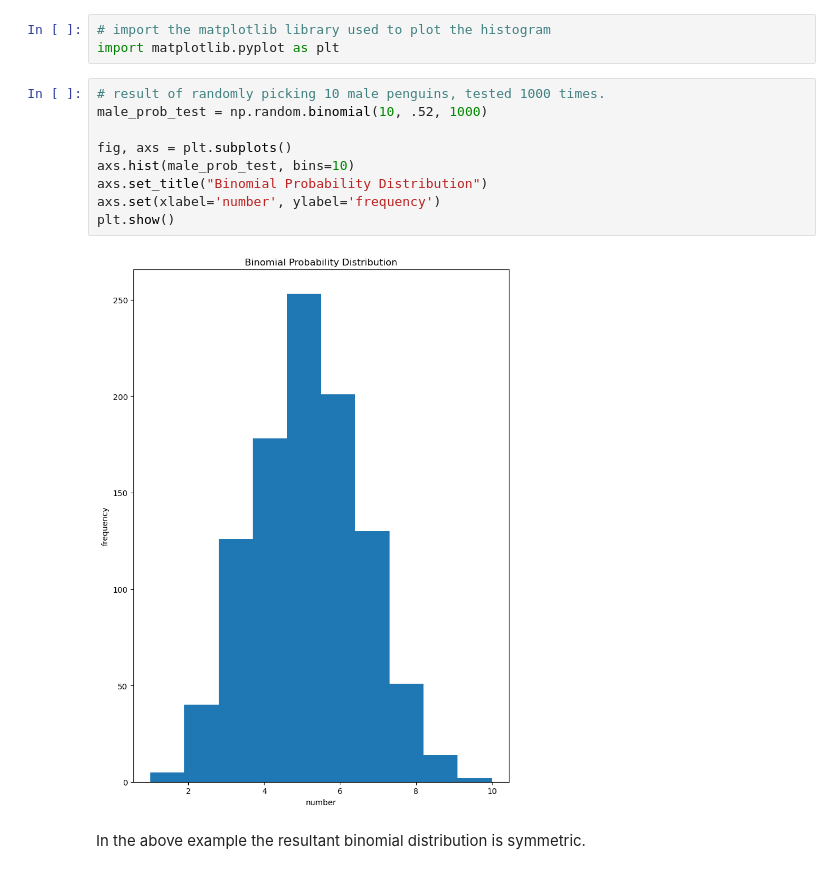
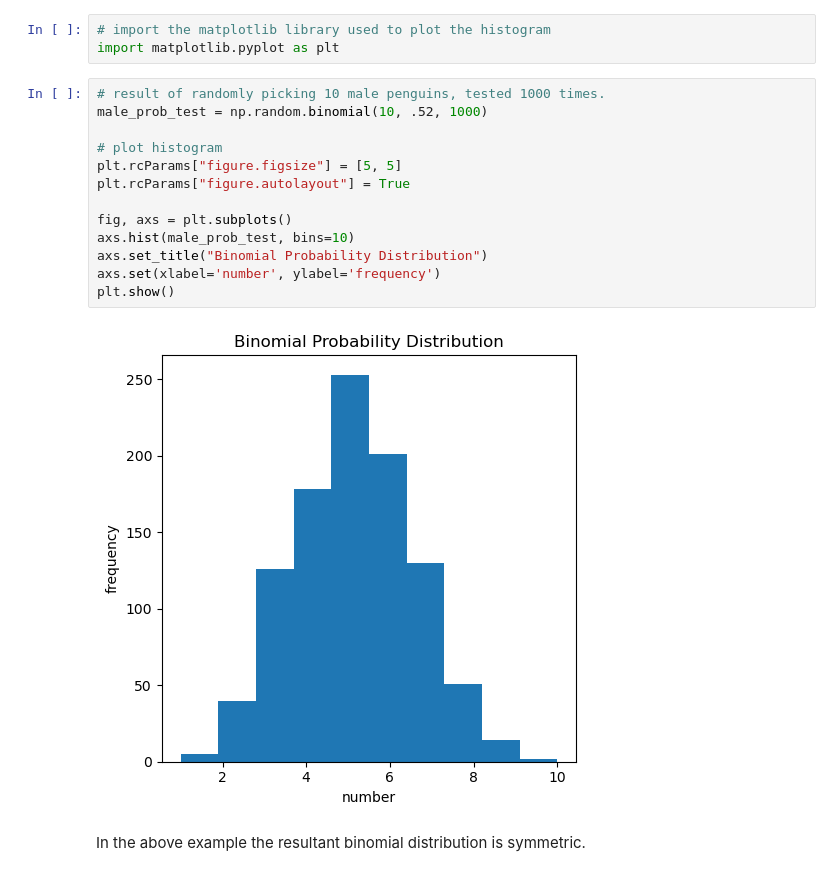
Before and after one commit to humphs078/data_analysis_fundamentals, a Jupyter notebook: tasks.ipynb, the cells around one changed output. Saved outputs shown, nothing was run; the diff lists cells and outputs as text.

```diff
--- a/tasks.ipynb
+++ b/tasks.ipynb
@@ -482,14 +483,18 @@ import matplotlib.pyplot as plt
 # %%
 # result of randomly picking 10 male penguins, tested 1000 times.
 male_prob_test = np.random.binomial(10, .52, 1000)
+
+# plot histogram
+plt.rcParams["figure.figsize"] = [5, 5]
+plt.rcParams["figure.autolayout"] = True
 
 fig, axs = plt.subplots()
 axs.hist(male_prob_test, bins=10)
 axs.set_title("Binomial Probability Distribution")
 axs.set(xlabel='number', ylabel='frequency')
 plt.show()
 # %% [output]
-[figure, old version]
+[figure, new version]
 # %% [markdown]
 In the above example the resultant binomial distribution is symmetric.
 # %% [markdown]
```
Also changed, not shown: parts of 16 cells of this notebook.
